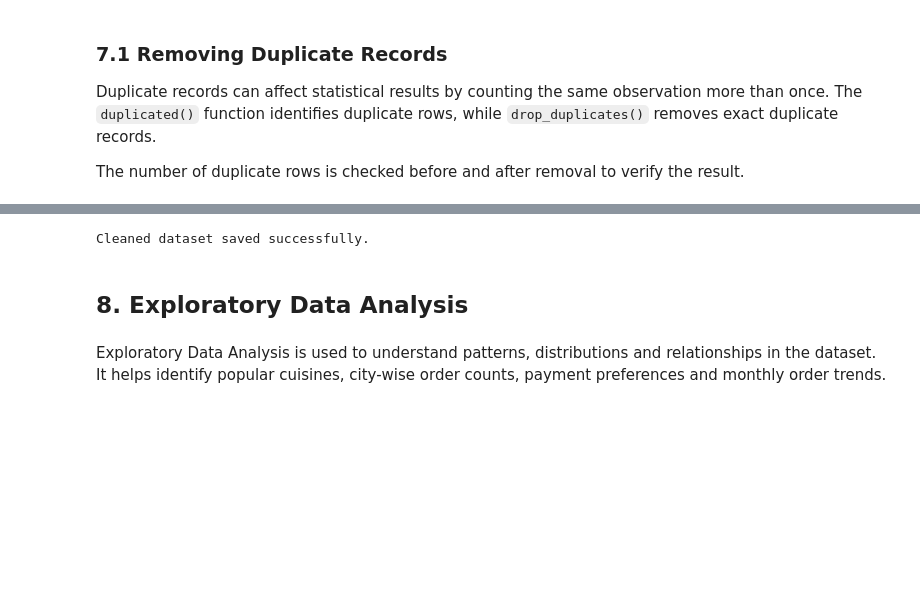
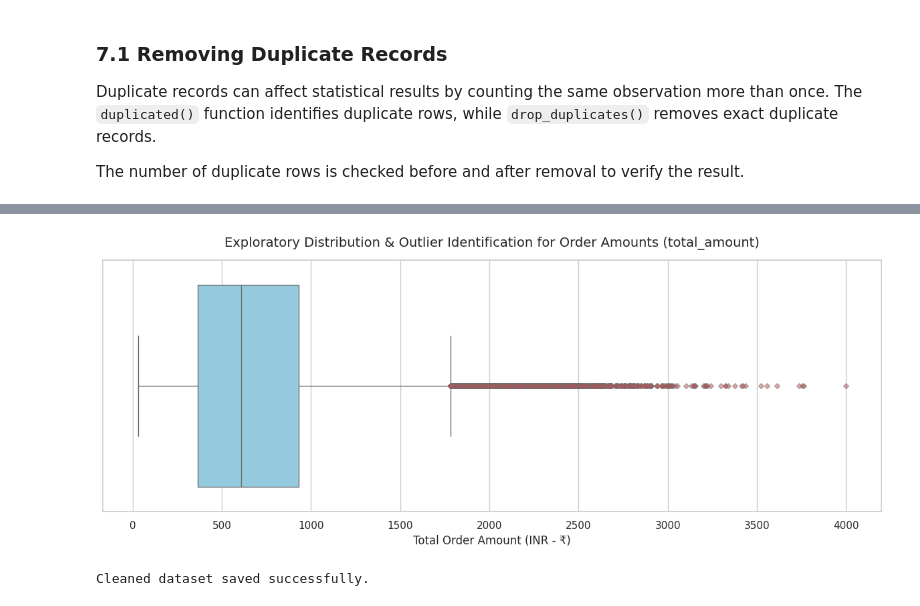
Before and after one commit to pranav662/Food_Delivery_Data_Analysis_FDS_Project, a Jupyter notebook: Food_Delivery_Data_Analysis.ipynb, the cells around one changed output, grey strips where cells are left out. Saved outputs shown, nothing was run; the diff lists cells and outputs as text; code cells hidden in the pictures; blank space fills up the shorter version.

```diff
--- a/Food_Delivery_Data_Analysis.ipynb
+++ b/Food_Delivery_Data_Analysis.ipynb
@@ -475,0 +239,17 @@ display(missing_summary)
+# %%
+# 7.1 Duplicate Record & Key Integrity Checks
+
+# Count total duplicates in terms of entire rows
+duplicate_rows_count = df.duplicated().sum()
+print(f"[Duplicate Check] Total exact duplicate rows: {duplicate_rows_count}")
+
+# Count duplicates in the primary key column (order_id)
+duplicate_order_ids = df['order_id'].duplicated().sum()
+print(f"[Key Integrity Check] Duplicate order_id values: {duplicate_order_ids}")
+
+# Safely drop exact duplicate rows if any exist
+if duplicate_rows_count > 0:
+    df = df.drop_duplicates().copy()
+    print(f"  -> Cleaned: Removed {duplicate_rows_count} duplicate rows.")
+else:
+    print("  -> No exact duplicate rows found. DataFrame structure is intact.")
@@ -476,3 +472,21 @@ display(missing_summary)
+# %%
+# 4. Generate box plot for total_amount with custom styling and clear labels
+plt.figure(figsize=(12, 5))
+sns.set_theme(style="whitegrid")
+
+sns.boxplot(
+    data=df,
+    x="total_amount",
+    color="skyblue",
+    flierprops=dict(markerfacecolor='r', marker='D', markersize=4, alpha=0.5)
+)
+
+plt.title("Exploratory Distribution & Outlier Identification for Order Amounts (total_amount)", fontsize=14, pad=15)
+plt.xlabel("Total Order Amount (INR - ₹)", fontsize=12)
+plt.tight_layout()
+plt.show()
+# %% [output]
+[figure, added]
 # %%
 
 df.to_csv("Swiggy_Data_Cleaned.csv", index=False)
@@ -480,7 +494,3 @@ df.to_csv("Swiggy_Data_Cleaned.csv", index=False)
 print("Cleaned dataset saved successfully.")
 # %% [output]
 Cleaned dataset saved successfully.
-# %% [markdown]
-## **8. Exploratory Data Analysis**
-# %% [markdown]
-Exploratory Data Analysis is used to understand patterns, distributions and relationships in the dataset. It helps identify popular cuisines, city-wise order counts, payment preferences and monthly order trends.
```
Also changed, not shown: parts of 74 cells of this notebook.
